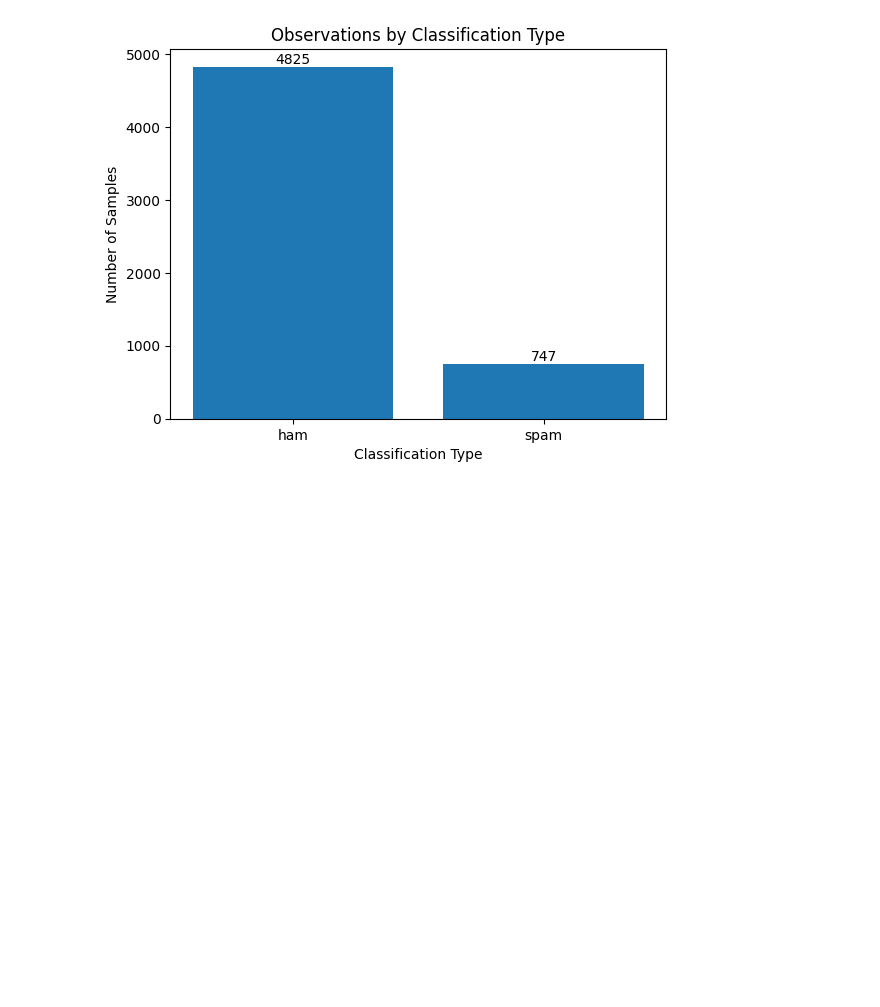
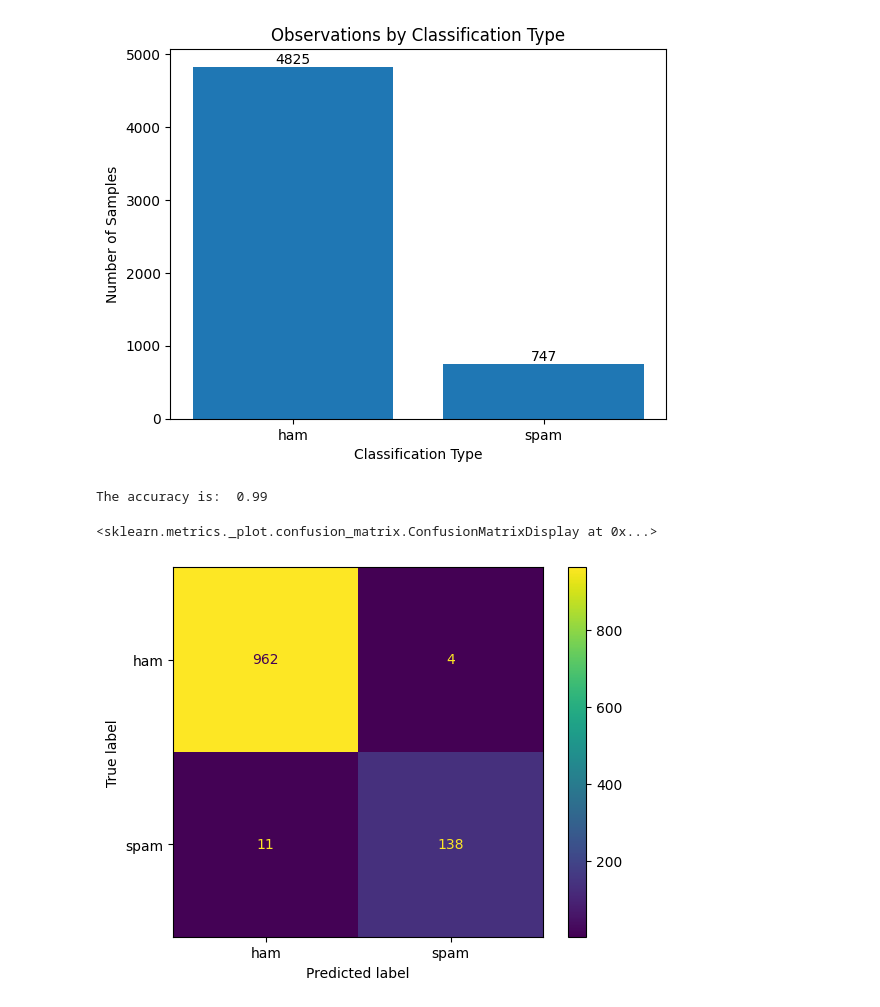
Before and after one commit to Madelyn-almgren/Project-6, a Jupyter notebook: examplepip.ipynb, the cells around one changed output. Cells and saved outputs as stored; diff of their text form; code cells hidden in the pictures; blank space fills up the shorter version.

```diff
--- a/examplepip.ipynb
+++ b/examplepip.ipynb
@@ -142,3 +142,12 @@ def evaluate_model(model, x_test, y_test):
     return accuracy, confusion
 # %%
 accuracy, cf_matrix = evaluate_model(model, x_test, y_test)
+# %%
+print(f"The accuracy is: {accuracy: .2f}")
+# %% [output]
+The accuracy is:  0.99
+# %%
+ConfusionMatrixDisplay(cf_matrix, display_labels=model.classes_).plot()
+# %% [output]
+<sklearn.metrics._plot.confusion_matrix.ConfusionMatrixDisplay at 0x...>
+[figure, added]
```
Also changed, not shown: parts of 1 cell of this notebook.
